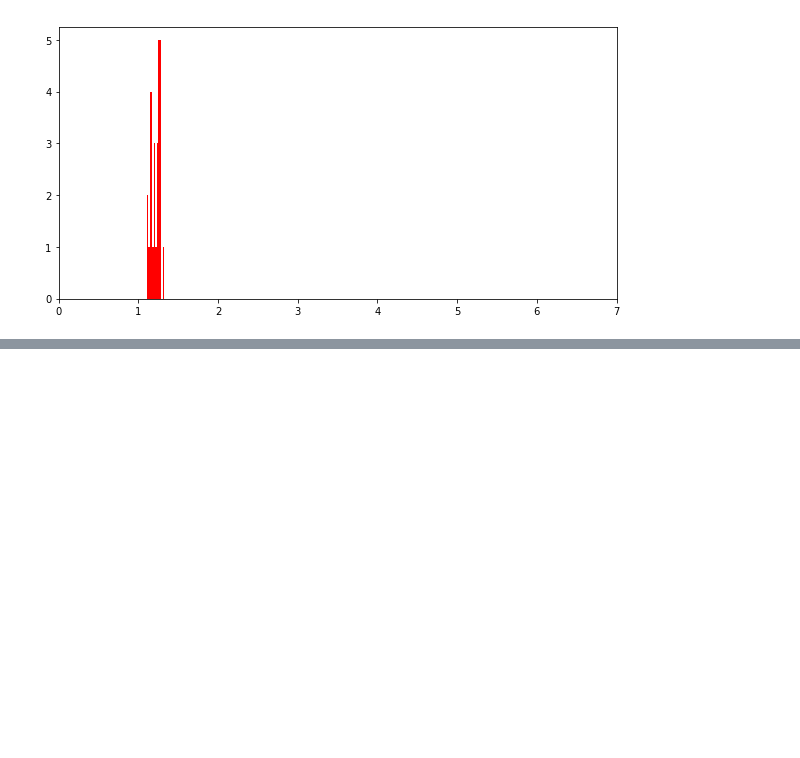
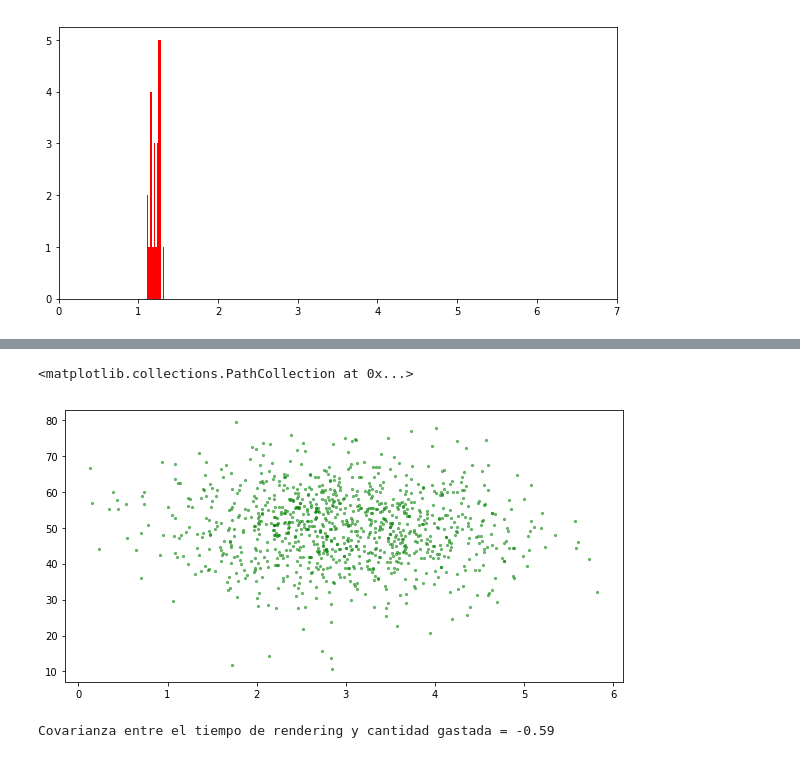
Before and after one commit to Puertarra/Estadisticas-101, a Jupyter notebook: Estadisticas-101-master/07-Estadistica-101.ipynb, the cells around one changed output, grey strips where cells are left out. Saved outputs shown, nothing was run; the diff lists cells and outputs as text; code cells hidden in the pictures; blank space fills up the shorter version.

Commit message:
Se incluye correlación/covarianza

```diff
--- a/Estadisticas-101-master/07-Estadistica-101.ipynb
+++ b/Estadisticas-101-master/07-Estadistica-101.ipynb
@@ -438,0 +466,27 @@ plt.show()
+# %%
+import numpy as np
+#from pylab import *
+
+def desv_media(x):
+    media_x = mean(x)
+    return [xi - media_x for xi in x]
+
+def covarianza(x, y):
+    n = len(x)
+    return dot(desv_media(x), desv_media(y)) / (n-1)
+
+plt.figure(figsize=(10,5))
+
+tiempoRender= np.random.normal(3.0, 1.0, 1000)
+cantidadComprada = np.random.normal(50.0, 10.0, 1000)
+
+plt.scatter(tiempoRender, cantidadComprada, alpha=0.5, s=5, color='g')
+# %% [output]
+<matplotlib.collections.PathCollection at 0x...>
+[figure, added]
+# %%
+# Calculemos la covarianza
+print('Covarianza entre el tiempo de rendering y cantidad gastada = {:4.2f}'.
+      format(covarianza (tiempoRender, cantidadComprada)))
+# %% [output]
+Covarianza entre el tiempo de rendering y cantidad gastada = -0.59
```
Also changed, not shown: parts of 10 cells of this notebook, 1 other file.
